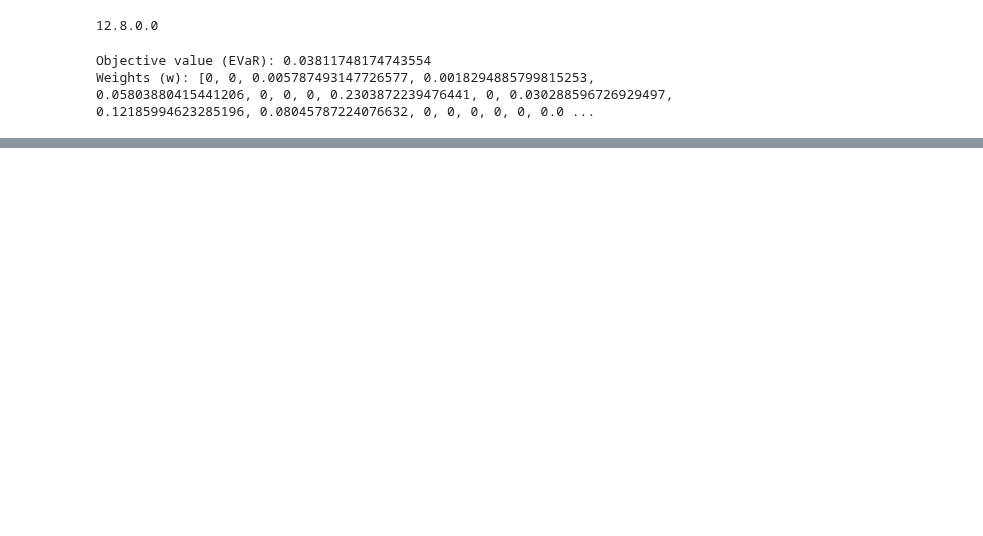
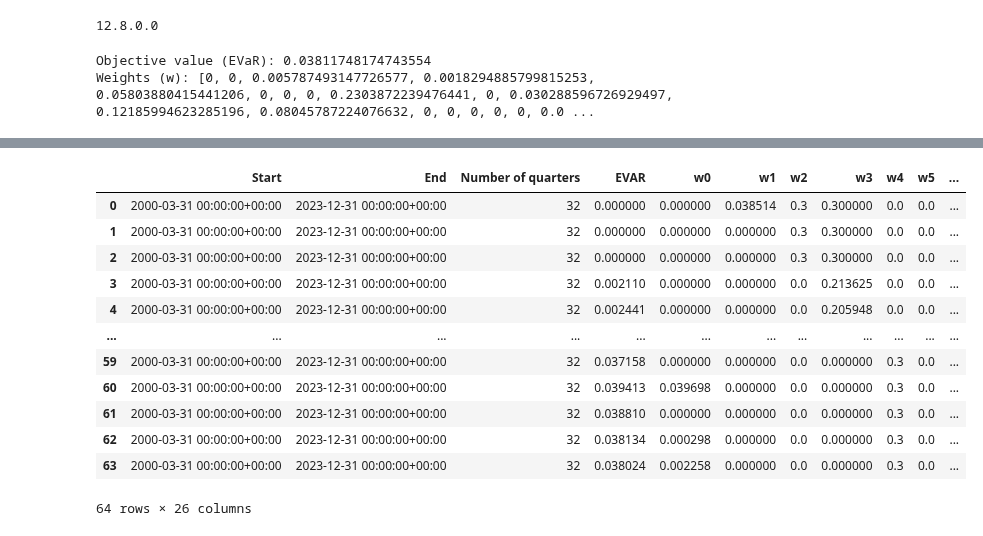
Before and after one commit to mkowalewski1282/portfolio_analysis, a Jupyter notebook: portfolio_optimization_tests.ipynb, the cells around one changed output, grey strips where cells are left out. Cells and saved outputs as stored; diff of their text form; code cells hidden in the pictures; blank space fills up the shorter version.

```diff
--- a/portfolio_optimization_tests.ipynb
+++ b/portfolio_optimization_tests.ipynb
@@ -39,0 +61,16 @@ weights
+# %%
+portfolios
+# %% [output]
+|  | Start | End | Number of quarters | EVAR | w0 | w1 | w2 | w3 | w4 | w5 | ... |
+| 0 | 2000-03-31 00:00:00+00:00 | 2023-12-31 00:00:00+00:00 | 32 | 0.000000 | 0.000000 | 0.038514 | 0.3 | 0.300000 | 0.0 | 0.0 | ... |
+| 1 | 2000-03-31 00:00:00+00:00 | 2023-12-31 00:00:00+00:00 | 32 | 0.000000 | 0.000000 | 0.000000 | 0.3 | 0.300000 | 0.0 | 0.0 | ... |
+| 2 | 2000-03-31 00:00:00+00:00 | 2023-12-31 00:00:00+00:00 | 32 | 0.000000 | 0.000000 | 0.000000 | 0.3 | 0.300000 | 0.0 | 0.0 | ... |
+| 3 | 2000-03-31 00:00:00+00:00 | 2023-12-31 00:00:00+00:00 | 32 | 0.002110 | 0.000000 | 0.000000 | 0.0 | 0.213625 | 0.0 | 0.0 | ... |
+| 4 | 2000-03-31 00:00:00+00:00 | 2023-12-31 00:00:00+00:00 | 32 | 0.002441 | 0.000000 | 0.000000 | 0.0 | 0.205948 | 0.0 | 0.0 | ... |
+| ... | ... | ... | ... | ... | ... | ... | ... | ... | ... | ... | ... |
+| 59 | 2000-03-31 00:00:00+00:00 | 2023-12-31 00:00:00+00:00 | 32 | 0.037158 | 0.000000 | 0.000000 | 0.0 | 0.000000 | 0.3 | 0.0 | ... |
+| 60 | 2000-03-31 00:00:00+00:00 | 2023-12-31 00:00:00+00:00 | 32 | 0.039413 | 0.039698 | 0.000000 | 0.0 | 0.000000 | 0.3 | 0.0 | ... |
+| 61 | 2000-03-31 00:00:00+00:00 | 2023-12-31 00:00:00+00:00 | 32 | 0.038810 | 0.000000 | 0.000000 | 0.0 | 0.000000 | 0.3 | 0.0 | ... |
+| 62 | 2000-03-31 00:00:00+00:00 | 2023-12-31 00:00:00+00:00 | 32 | 0.038134 | 0.000298 | 0.000000 | 0.0 | 0.000000 | 0.3 | 0.0 | ... |
+| 63 | 2000-03-31 00:00:00+00:00 | 2023-12-31 00:00:00+00:00 | 32 | 0.038024 | 0.002258 | 0.000000 | 0.0 | 0.000000 | 0.3 | 0.0 | ... |
+64 rows × 26 columns
```
Also changed, not shown: parts of 7 cells of this notebook.
